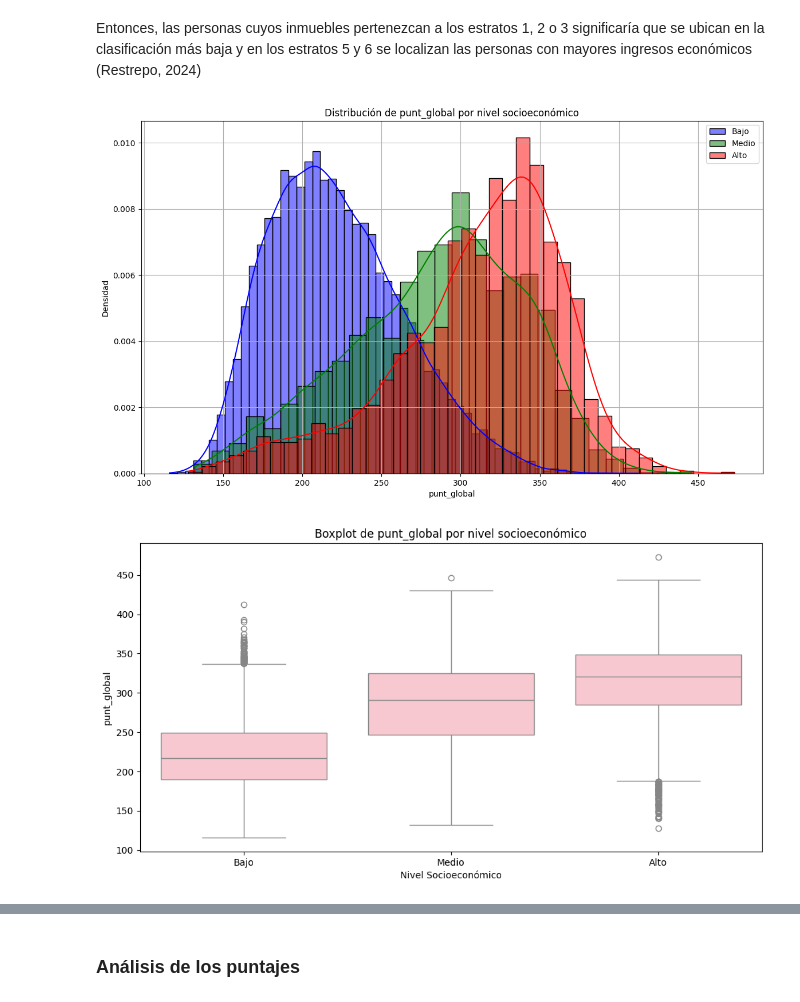
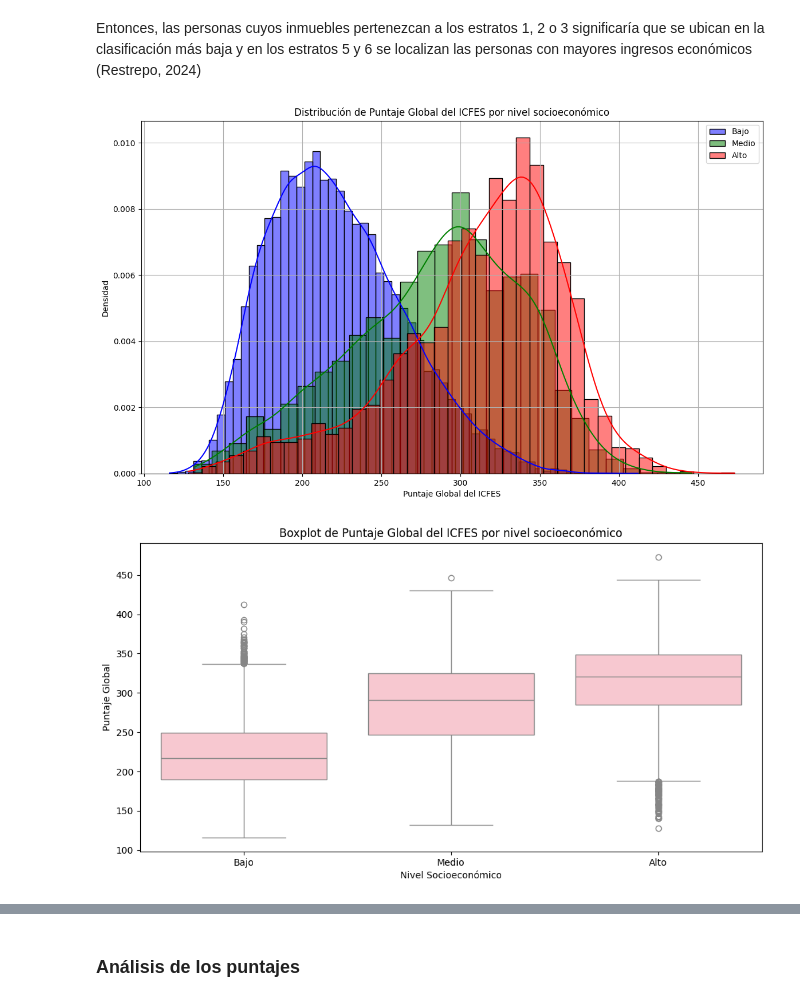
Before and after one commit to NicoAO/Proyecto-3-Anal-tica, a Jupyter notebook: S2_AnalisisDeDatos.ipynb, the cells around one changed output, grey strips where cells are left out. Cells and saved outputs as stored; diff of their text form; code cells hidden in the pictures.

Commit message:
mas plots y cambiar el nombre de las etiquetas

```diff
--- a/S2_AnalisisDeDatos.ipynb
+++ b/S2_AnalisisDeDatos.ipynb
@@ -58,25 +58,25 @@ plt.figure(figsize=(14, 8))
 sns.histplot(estu_fam_bajo['punt_global'], color='blue', label='Bajo', kde=True, stat="density")
 sns.histplot(estu_fam_medio['punt_global'], color='green', label='Medio', kde=True, stat="density")
 sns.histplot(estu_fam_alto['punt_global'], color='red', label='Alto', kde=True, stat="density")
-plt.title('Distribución de punt_global por nivel socioeconómico')
-plt.xlabel('punt_global')
+plt.title('Distribución de Puntaje Global del ICFES por nivel socioeconómico')
+plt.xlabel('Puntaje Global del ICFES')
 plt.ylabel('Densidad')
 plt.grid(True)
 plt.legend()
 plt.show()
 # %% [output]
-[figure, old version]
+[figure, new version]
 # %%
 plt.figure(figsize=(12, 6))
 dataframes = [estu_fam_bajo.assign(Nivel='Bajo'), estu_fam_medio.assign(Nivel='Medio'), estu_fam_alto.assign(Nivel='Alto')]
 combined_df = pd.concat(dataframes)
 sns.boxplot(x='Nivel', y='punt_global', data=combined_df,color="pink")
-plt.title('Boxplot de punt_global por nivel socioeconómico')
+plt.title('Boxplot de Puntaje Global del ICFES por nivel socioeconómico')
 plt.xlabel('Nivel Socioeconómico')
-plt.ylabel('punt_global')
+plt.ylabel('Puntaje Global')
 plt.show()
 # %% [output]
-[figure, old version]
+[figure, new version]
 # %%
 palette = sns.color_palette("Set2")
 plt.figure(figsize=(12, 6))
```
Also changed, not shown: parts of 3 cells of this notebook.
